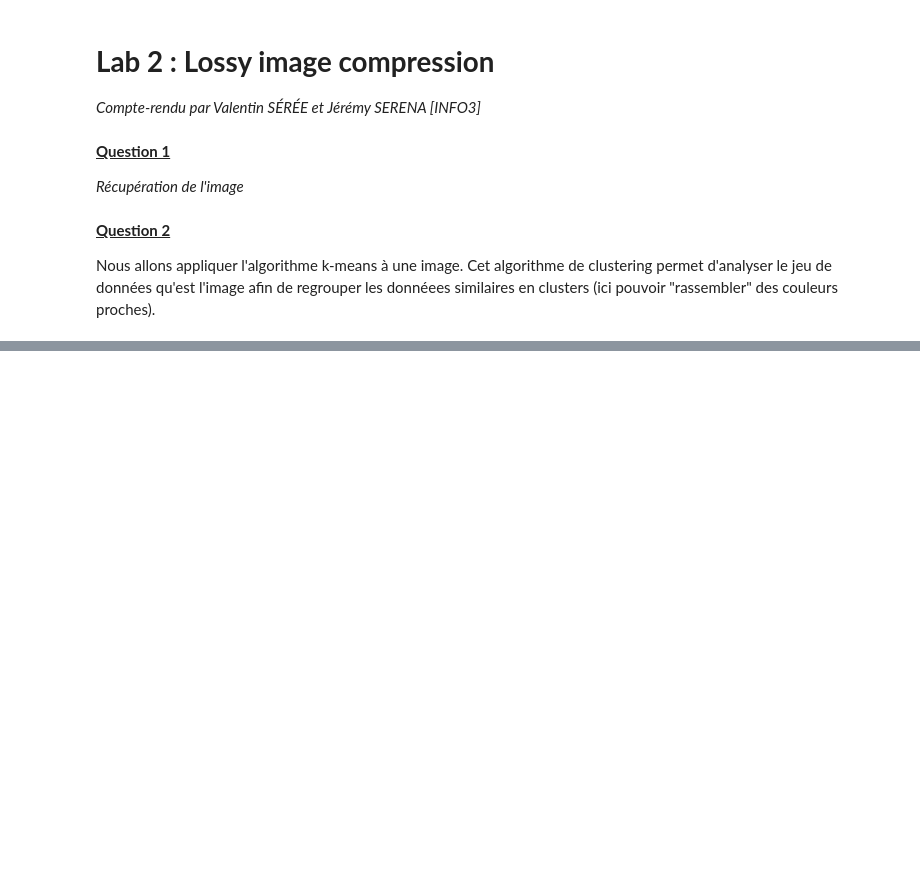
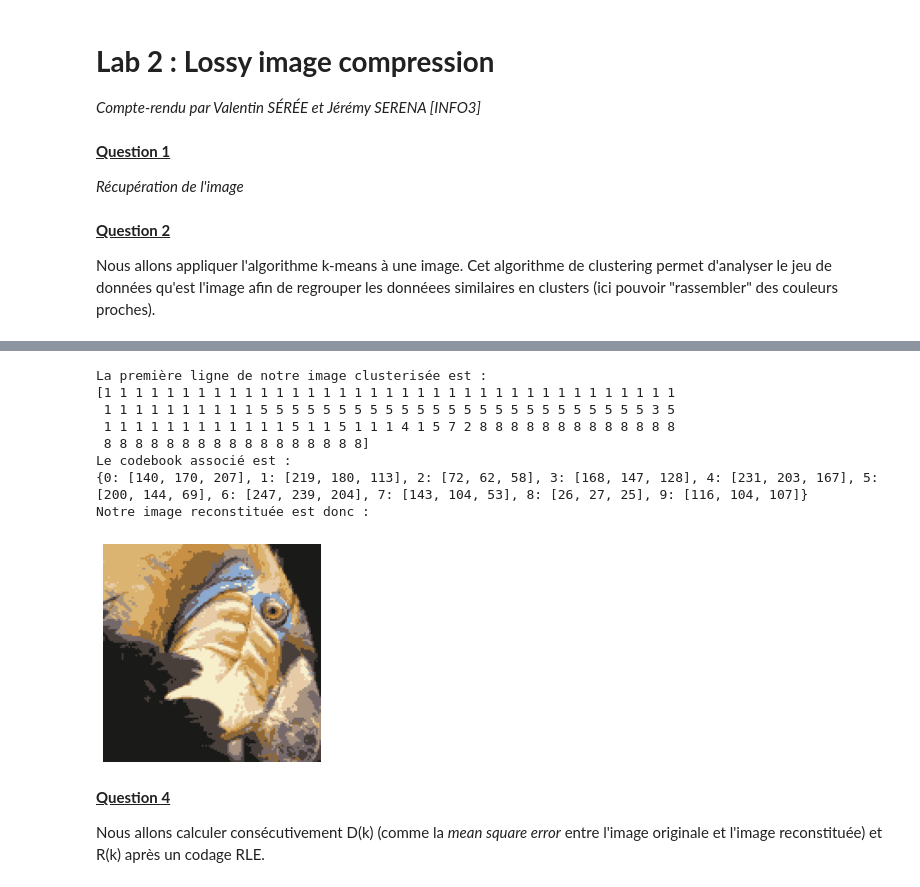
Before and after one commit to ValentinSre/TP, a Jupyter notebook: TCI/[TCI] TP2.ipynb, the cells around one changed output, grey strips where cells are left out. Cells and saved outputs as stored; diff of their text form; code cells hidden in the pictures; blank space fills up the shorter version.

```diff
--- a/TCI/[TCI] TP2.ipynb
+++ b/TCI/[TCI] TP2.ipynb
@@ -97,0 +103,4 @@ Nous allons mettre en oeuvre l'algorithme réalisé ci-dessus pour
+# %%
+def dessinerImg(img):
+    plt.axis('off')
+    plt.imshow(img)
@@ -97,0 +124,11 @@ Nous allons mettre en oeuvre l'algorithme réalisé ci-dessus pour
+# %%
+def remettreEnPlace(img, cb):
+    image = []
+    for i in range (len(img)):
+        ligne = []
+        for j in range (len(img[0])):
+            ligne.append(np.array(cb[img[i][j]]))
+        image.append(np.array(ligne))
+        ligne = []
+    res = np.array(image)
+    return res
@@ -97,0 +138,25 @@ Nous allons mettre en oeuvre l'algorithme réalisé ci-dessus pour
+# %%
+(image, imageCodewords, codebook) = kMeansAlgo(10)
+print("La première ligne de notre image clusterisée est :")
+print(imageCodewords[0])
+print("Le codebook associé est :")
+print(codebook)
+
+# On reconstitue ensuite l'image
+image_k_Couleurs = remettreEnPlace(imageCodewords, codebook)
+print("Notre image reconstituée est donc :")
+dessinerImg(image_k_Couleurs)
+# %% [output]
+La première ligne de notre image clusterisée est :
+[1 1 1 1 1 1 1 1 1 1 1 1 1 1 1 1 1 1 1 1 1 1 1 1 1 1 1 1 1 1 1 1 1 1 1 1 1
+ 1 1 1 1 1 1 1 1 1 1 5 5 5 5 5 5 5 5 5 5 5 5 5 5 5 5 5 5 5 5 5 5 5 5 5 3 5
+ 1 1 1 1 1 1 1 1 1 1 1 1 5 1 1 5 1 1 1 4 1 5 7 2 8 8 8 8 8 8 8 8 8 8 8 8 8
+ 8 8 8 8 8 8 8 8 8 8 8 8 8 8 8 8 8]
+Le codebook associé est :
+{0: [140, 170, 207], 1: [219, 180, 113], 2: [72, 62, 58], 3: [168, 147, 128], 4: [231, 203, 167], 5: [200, 144, 69], 6: [247, 239, 204], 7: [143, 104, 53], 8: [26, 27, 25], 9: [116, 104, 107]}
+Notre image reconstituée est donc :
+[figure, added]
+# %% [markdown]
+<b> <u> Question 4 </u> </b>
+
+Nous allons calculer consécutivement D(k) (comme la <i>mean square error</i> entre l'image originale et l'image reconstituée) et R(k) après un codage RLE.
```
Also changed, not shown: parts of 25 cells of this notebook.
